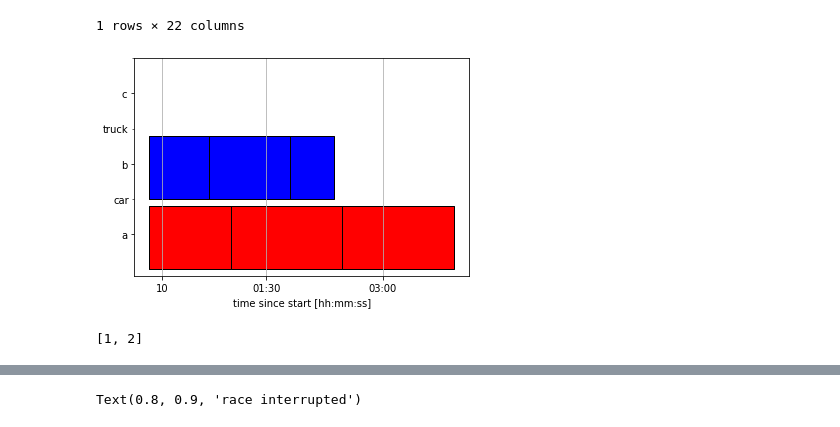
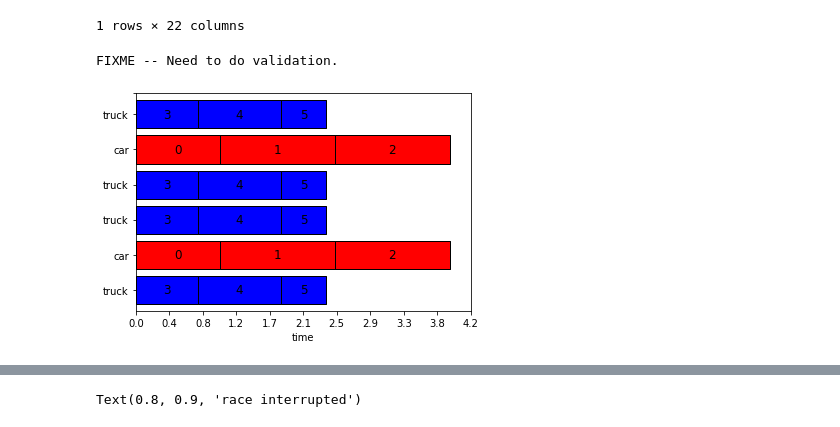
Before and after one commit to optimatorlab/veroviz, a Jupyter notebook: Untitled1.ipynb, the cells around one changed output, grey strips where cells are left out. Cells and saved outputs as stored; diff of their text form; code cells hidden in the pictures.

```diff
--- a/Untitled1.ipynb
+++ b/Untitled1.ipynb
@@ -150,59 +193,3 @@ myAssignments[myAssignments['objectID'].map(str) + myAssignments['modelFile'].ma
 |  | odID | objectID | modelFile | modelScale | modelMinPxSize | startTimeSec | startLat | startLon | ... |
 | 0 | 1 | car | NaN | 100 | 75 | 0.0 | 42.887108 | -78.873195 | ... |
 1 rows × 22 columns
-# %%
-fig, ax = plt.subplots()
-
-zzz = True
-
-if (zzz):
-    # If we only group by objectID
-    yGroups = list(myAssignments['objectID'].unique())
-else:
-    # If we group by objectID and modelFile:
-    yGroups = list((myAssignments['objectID'].map(str) + myAssignments['modelFile'].map(str)).unique())
-
-maxEnd = max(myAssignments['endTimeSec'])
-
-y = 0
-for i in yGroups:
-    y += 10;
-    # print(i)
-    if (zzz):
-        dummy = myAssignments[myAssignments['objectID'] == i]
-    else:
-        dummy = myAssignments[myAssignments['objectID'].map(str) + myAssignments['modelFile'].map(str) == i]
-    for j in list(dummy.index):
-        start_x = dummy.loc[j]['startTimeSec']
-        if (dummy.loc[j]['endTimeSec'] < 0):
-            endTime = maxEnd
-        else:
-            endTime = dummy.loc[j]['endTimeSec']
-        duration = endTime - dummy.loc[j]['startTimeSec']
-        if (dummy.loc[j]['leafletColor'] == None):
-            myColor = 'purple'
-        else:
-            myColor = dummy.loc[j]['leafletColor']
-        ax.broken_barh([(start_x, duration)], (y, 9), fc=myColor, ec='black')
-
-ax.set_xlabel('time since start [hh:mm:ss]')
-ax.set_xticks([10, 90, 180])
-ax.set_yticks(range(15, 36, 10))
-# ax.set_yticklabels(yGroups)
-ax.set_yticklabels(yGroups, minor=True)
-ax.set_yticks([20, 30, 40], minor=True)
-ax.set_yticklabels(['a', 'b', 'c'], minor=False)
-
-ax.grid(True, axis='x')
-
-
-# ax.xaxis.set_major_formatter(plt.FuncFormatter(myFormatter))
-ax.xaxis.set_major_formatter(plt.FuncFormatter(HMS))
-
-fig.savefig('blah.pdf', bbox_inches='tight')
-# %% [output]
-[figure, removed]
-# %%
-list(dummy.index)
-# %% [output]
-[1, 2]
@@ -208,0 +311,7 @@ list(dummy.index)
+# %%
+x = createGantt(assignments=myAssignments, objectIDorder = ['truck', 'car', 'truck', 'truck', 'car', 'truck'],
+                timeFormat='m', xGridFreq=25, separateByModelFile=False)
+x
+# %% [output]
+FIXME -- Need to do validation.
+[figure, added]
```
Also changed, not shown: parts of 6 cells of this notebook, 28 other files.
